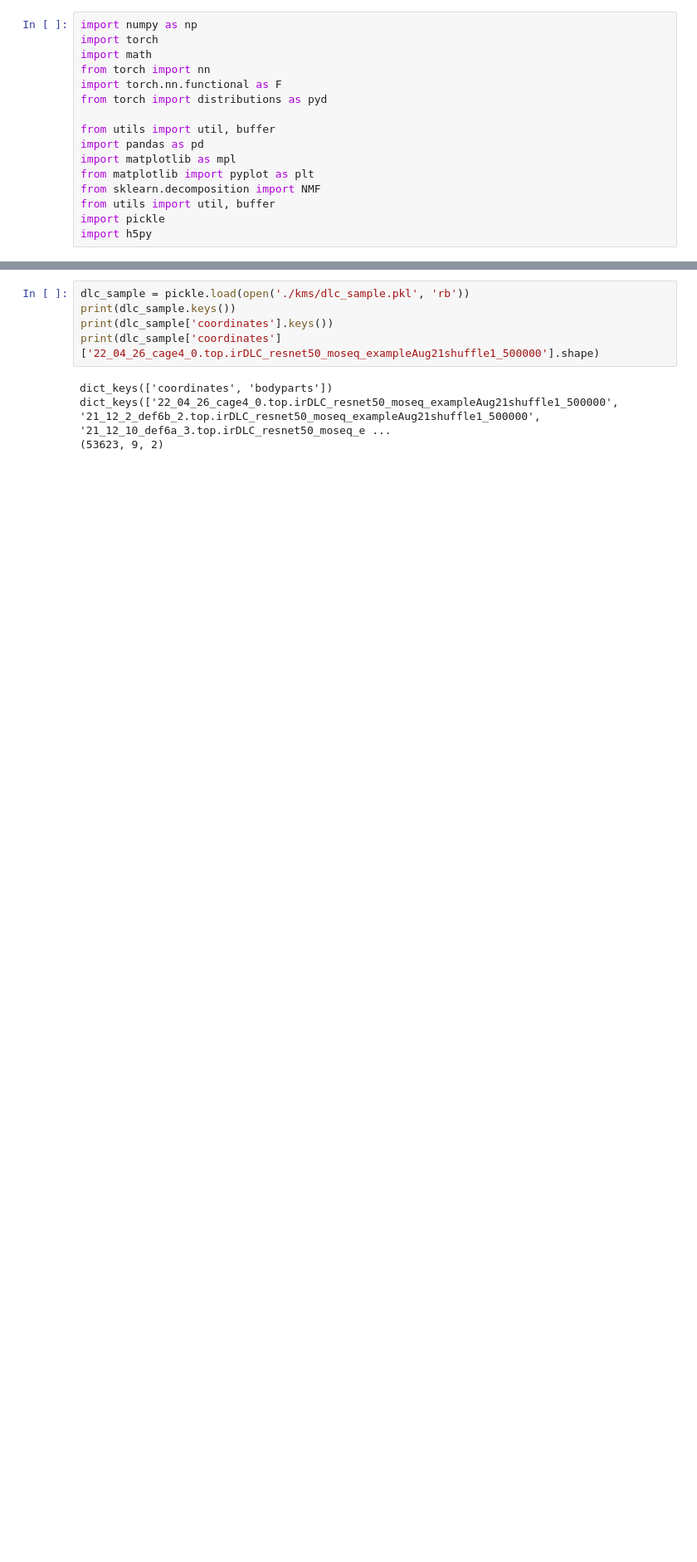
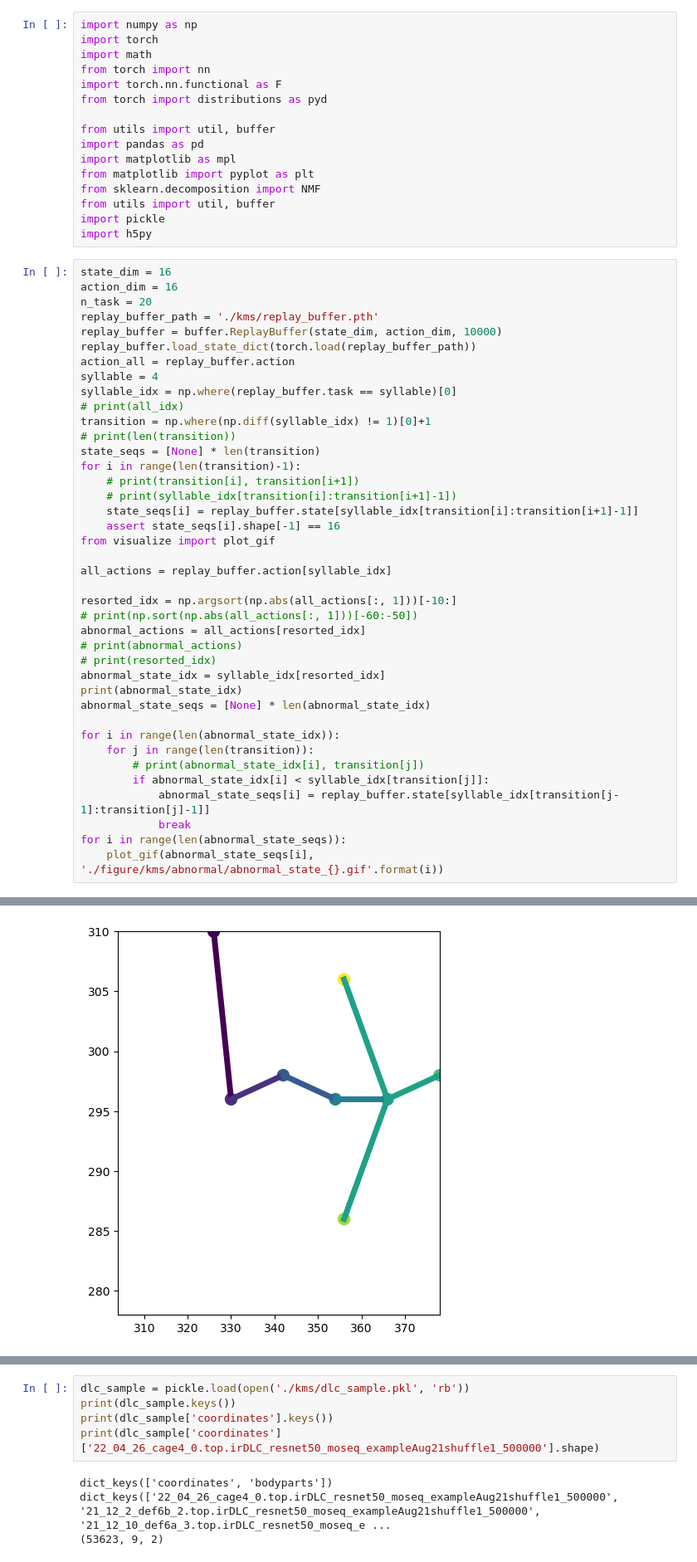
Before and after one commit to G1NO3/Rat7m-SPEDER, a Jupyter notebook: simulation.ipynb, the cells around one changed output, grey strips where cells are left out. Shown at 83% size. Drawn from its saved outputs; the diff is of its cells as text; blank space fills up the shorter version.

```diff
--- a/simulation.ipynb
+++ b/simulation.ipynb
@@ -14,3 +14,44 @@ from sklearn.decomposition import NMF
 from utils import util, buffer
 import pickle
 import h5py
+# %%
+state_dim = 16
+action_dim = 16
+n_task = 20
+replay_buffer_path = './kms/replay_buffer.pth'
+replay_buffer = buffer.ReplayBuffer(state_dim, action_dim, 10000)
+replay_buffer.load_state_dict(torch.load(replay_buffer_path))
+action_all = replay_buffer.action
+syllable = 4
+syllable_idx = np.where(replay_buffer.task == syllable)[0]
+# print(all_idx)
+transition = np.where(np.diff(syllable_idx) != 1)[0]+1
+# print(len(transition))
+state_seqs = [None] * len(transition)
+for i in range(len(transition)-1):
+    # print(transition[i], transition[i+1])
+    # print(syllable_idx[transition[i]:transition[i+1]-1])
+    state_seqs[i] = replay_buffer.state[syllable_idx[transition[i]:transition[i+1]-1]]
+    assert state_seqs[i].shape[-1] == 16
+from visualize import plot_gif
+
+all_actions = replay_buffer.action[syllable_idx]
+
+resorted_idx = np.argsort(np.abs(all_actions[:, 1]))[-10:]
+# print(np.sort(np.abs(all_actions[:, 1]))[-60:-50])
+abnormal_actions = all_actions[resorted_idx]
+# print(abnormal_actions)
+# print(resorted_idx)
+abnormal_state_idx = syllable_idx[resorted_idx]
+print(abnormal_state_idx)
+abnormal_state_seqs = [None] * len(abnormal_state_idx)
+
+for i in range(len(abnormal_state_idx)):
+    for j in range(len(transition)):
+        # print(abnormal_state_idx[i], transition[j])
+        if abnormal_state_idx[i] < syllable_idx[transition[j]]:
+            abnormal_state_seqs[i] = replay_buffer.state[syllable_idx[transition[j-1]:transition[j]-1]]
+            break
+for i in range(len(abnormal_state_seqs)):
+    plot_gif(abnormal_state_seqs[i], './figure/kms/abnormal/abnormal_state_{}.gif'.format(i))
+# %% [output]
@@ -16,0 +69 @@ import h5py
+[figure, added]
```
Also changed, not shown: parts of 19 cells of this notebook, 7 other files.
